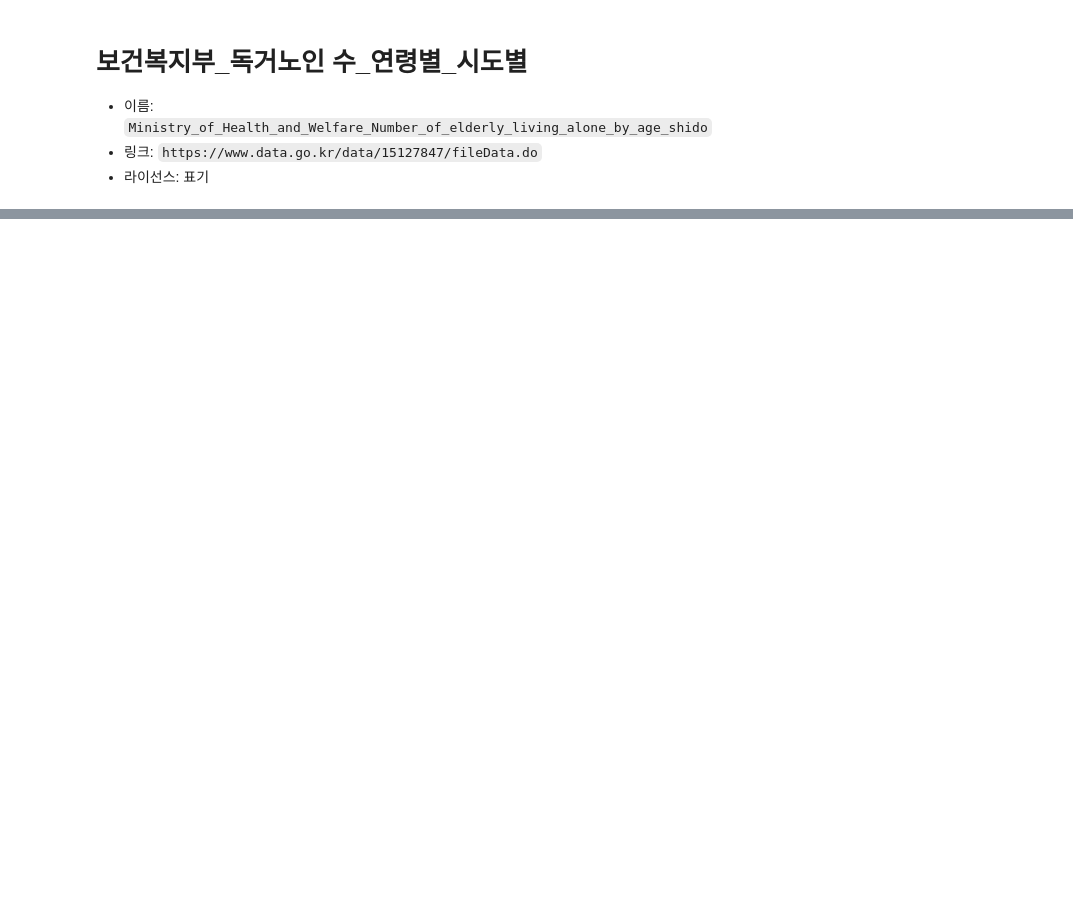
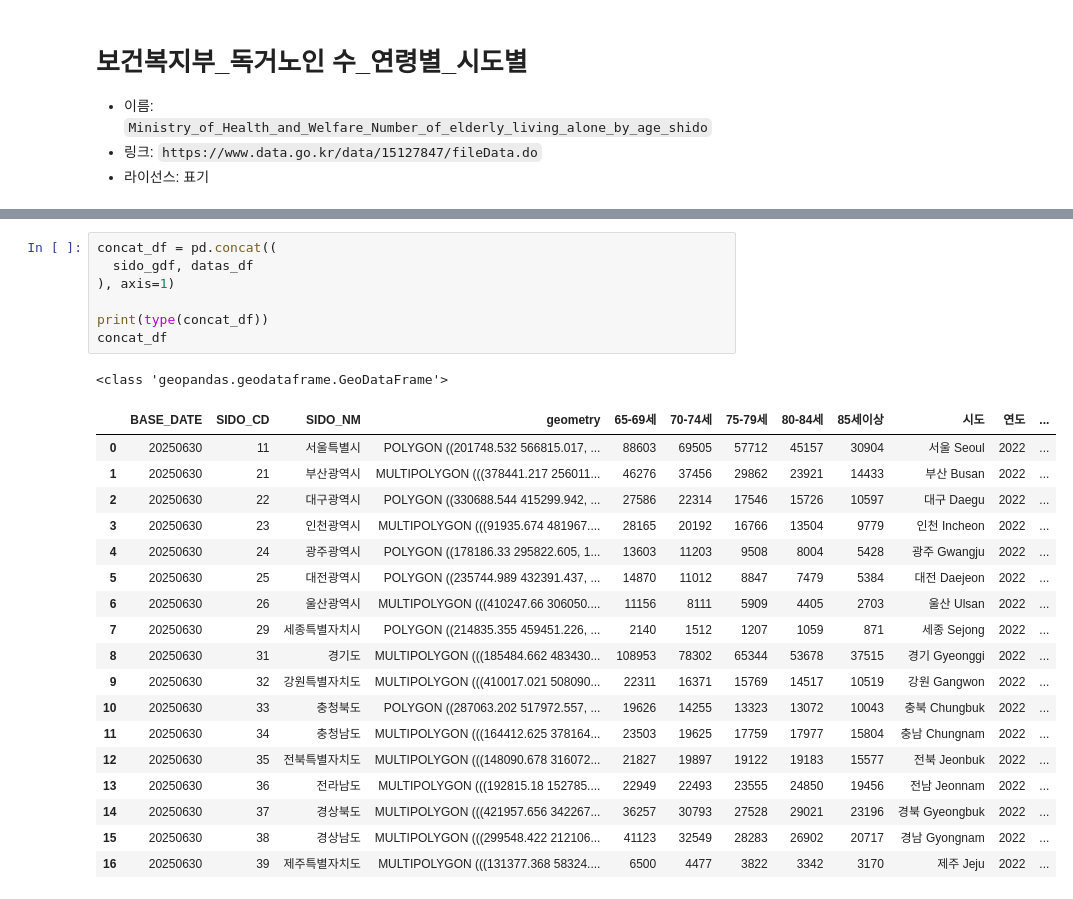
Before and after one commit to hurwan0629/lang-chain-KDT, a Jupyter notebook: workspace/hackerton/workspace/data_analy/03_MOHW_Number_of_elderly_living_alone_by_age_shido.ipynb, the cells around one changed output, grey strips where cells are left out. Drawn from its saved outputs; the diff is of its cells as text; blank space fills up the shorter version.

```diff
--- a/workspace/hackerton/workspace/data_analy/03_MOHW_Number_of_elderly_living_alone_by_age_shido.ipynb
+++ b/workspace/hackerton/workspace/data_analy/03_MOHW_Number_of_elderly_living_alone_by_age_shido.ipynb
@@ -43,0 +141,27 @@ datas_df
+# %%
+concat_df = pd.concat((
+  sido_gdf, datas_df
+), axis=1)
+
+print(type(concat_df))
+concat_df
+# %% [output]
+<class 'geopandas.geodataframe.GeoDataFrame'>
+|  | BASE_DATE | SIDO_CD | SIDO_NM | geometry | 65-69세 | 70-74세 | 75-79세 | 80-84세 | 85세이상 | 시도 | 연도 | ... |
+| 0 | 20250630 | 11 | 서울특별시 | POLYGON ((201748.532 566815.017, ... | 88603 | 69505 | 57712 | 45157 | 30904 | 서울 Seoul | 2022 | ... |
+| 1 | 20250630 | 21 | 부산광역시 | MULTIPOLYGON (((378441.217 256011... | 46276 | 37456 | 29862 | 23921 | 14433 | 부산 Busan | 2022 | ... |
+| 2 | 20250630 | 22 | 대구광역시 | POLYGON ((330688.544 415299.942, ... | 27586 | 22314 | 17546 | 15726 | 10597 | 대구 Daegu | 2022 | ... |
+| 3 | 20250630 | 23 | 인천광역시 | MULTIPOLYGON (((91935.674 481967.... | 28165 | 20192 | 16766 | 13504 | 9779 | 인천 Incheon | 2022 | ... |
+| 4 | 20250630 | 24 | 광주광역시 | POLYGON ((178186.33 295822.605, 1... | 13603 | 11203 | 9508 | 8004 | 5428 | 광주 Gwangju | 2022 | ... |
+| 5 | 20250630 | 25 | 대전광역시 | POLYGON ((235744.989 432391.437, ... | 14870 | 11012 | 8847 | 7479 | 5384 | 대전 Daejeon | 2022 | ... |
+| 6 | 20250630 | 26 | 울산광역시 | MULTIPOLYGON (((410247.66 306050.... | 11156 | 8111 | 5909 | 4405 | 2703 | 울산 Ulsan | 2022 | ... |
+| 7 | 20250630 | 29 | 세종특별자치시 | POLYGON ((214835.355 459451.226, ... | 2140 | 1512 | 1207 | 1059 | 871 | 세종 Sejong | 2022 | ... |
+| 8 | 20250630 | 31 | 경기도 | MULTIPOLYGON (((185484.662 483430... | 108953 | 78302 | 65344 | 53678 | 37515 | 경기 Gyeonggi | 2022 | ... |
+| 9 | 20250630 | 32 | 강원특별자치도 | MULTIPOLYGON (((410017.021 508090... | 22311 | 16371 | 15769 | 14517 | 10519 | 강원 Gangwon | 2022 | ... |
+| 10 | 20250630 | 33 | 충청북도 | POLYGON ((287063.202 517972.557, ... | 19626 | 14255 | 13323 | 13072 | 10043 | 충북 Chungbuk | 2022 | ... |
+| 11 | 20250630 | 34 | 충청남도 | MULTIPOLYGON (((164412.625 378164... | 23503 | 19625 | 17759 | 17977 | 15804 | 충남 Chungnam | 2022 | ... |
+| 12 | 20250630 | 35 | 전북특별자치도 | MULTIPOLYGON (((148090.678 316072... | 21827 | 19897 | 19122 | 19183 | 15577 | 전북 Jeonbuk | 2022 | ... |
+| 13 | 20250630 | 36 | 전라남도 | MULTIPOLYGON (((192815.18 152785.... | 22949 | 22493 | 23555 | 24850 | 19456 | 전남 Jeonnam | 2022 | ... |
+| 14 | 20250630 | 37 | 경상북도 | MULTIPOLYGON (((421957.656 342267... | 36257 | 30793 | 27528 | 29021 | 23196 | 경북 Gyeongbuk | 2022 | ... |
+| 15 | 20250630 | 38 | 경상남도 | MULTIPOLYGON (((299548.422 212106... | 41123 | 32549 | 28283 | 26902 | 20717 | 경남 Gyongnam | 2022 | ... |
+| 16 | 20250630 | 39 | 제주특별자치도 | MULTIPOLYGON (((131377.368 58324.... | 6500 | 4477 | 3822 | 3342 | 3170 | 제주 Jeju | 2022 | ... |
```
Also changed, not shown: parts of 7 cells of this notebook, 39 other files.
